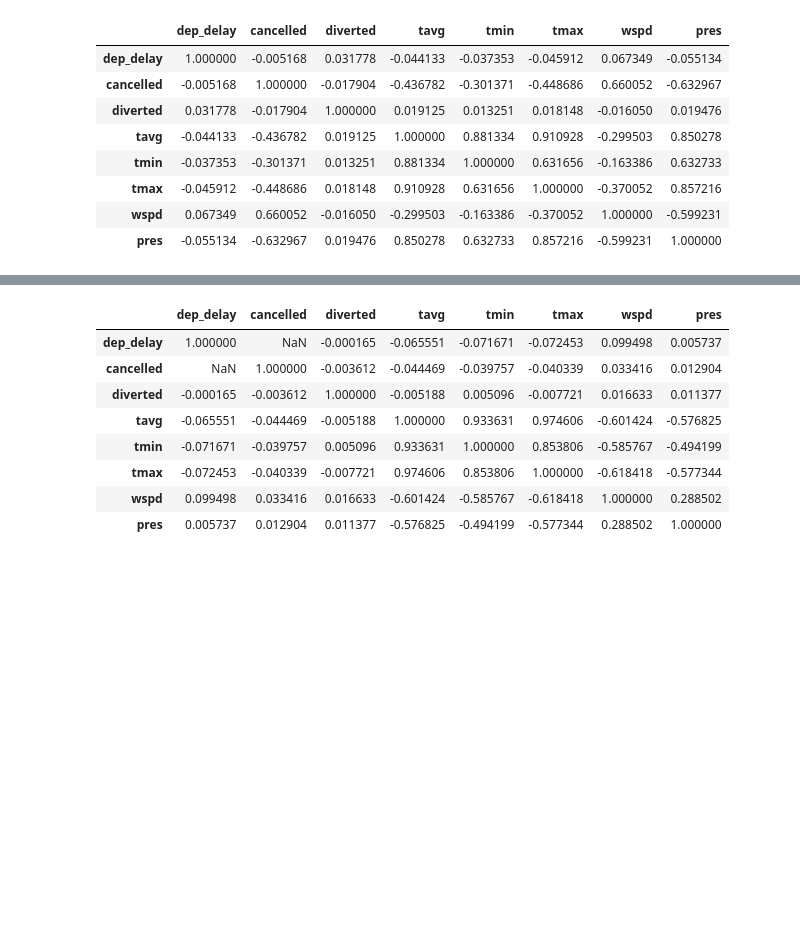
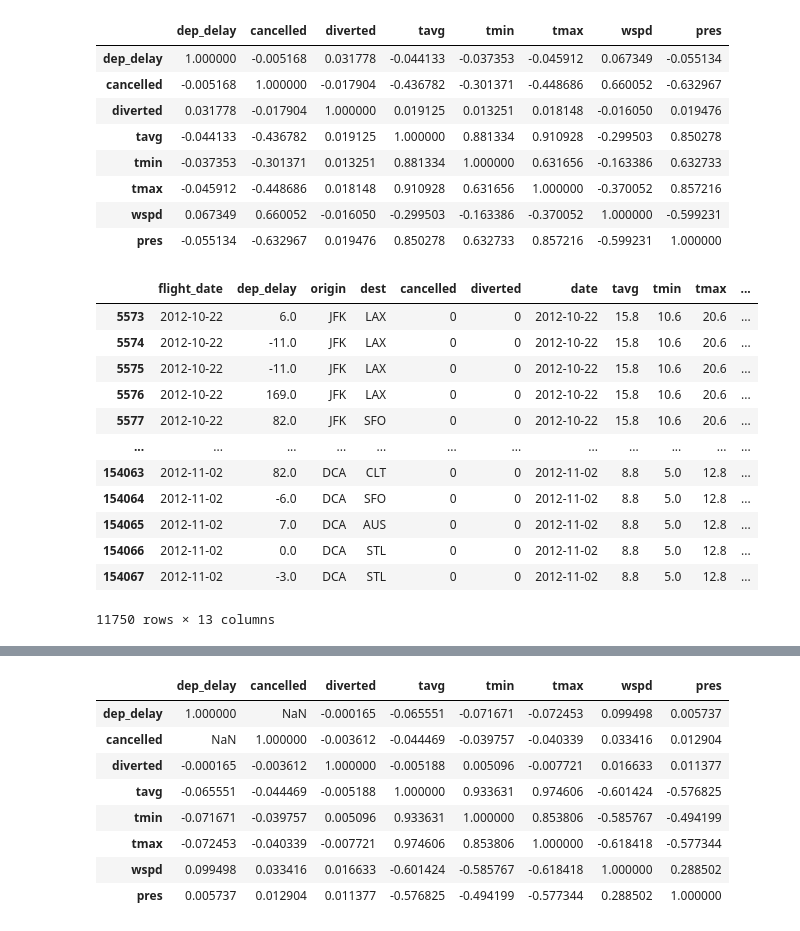
Before and after one commit to farnaz-irani/SQL-Weather-api, a Jupyter notebook: Farnaz.ipynb, the cells around one changed output, grey strips where cells are left out. Drawn from its saved outputs; the diff is of its cells as text; code cells hidden in the pictures; blank space fills up the shorter version.

```diff
--- a/Farnaz.ipynb
+++ b/Farnaz.ipynb
@@ -217,3 +217,19 @@ all_hit.corr()
 | tmax | -0.045912 | -0.448686 | 0.018148 | 0.910928 | 0.631656 | 1.000000 | -0.370052 | 0.857216 |
 | wspd | 0.067349 | 0.660052 | -0.016050 | -0.299503 | -0.163386 | -0.370052 | 1.000000 | -0.599231 |
 | pres | -0.055134 | -0.632967 | 0.019476 | 0.850278 | 0.632733 | 0.857216 | -0.599231 | 1.000000 |
+# %%
+all_hit
+# %% [output]
+|  | flight_date | dep_delay | origin | dest | cancelled | diverted | date | tavg | tmin | tmax | ... |
+| 5573 | 2012-10-22 | 6.0 | JFK | LAX | 0 | 0 | 2012-10-22 | 15.8 | 10.6 | 20.6 | ... |
+| 5574 | 2012-10-22 | -11.0 | JFK | LAX | 0 | 0 | 2012-10-22 | 15.8 | 10.6 | 20.6 | ... |
+| 5575 | 2012-10-22 | -11.0 | JFK | LAX | 0 | 0 | 2012-10-22 | 15.8 | 10.6 | 20.6 | ... |
+| 5576 | 2012-10-22 | 169.0 | JFK | LAX | 0 | 0 | 2012-10-22 | 15.8 | 10.6 | 20.6 | ... |
+| 5577 | 2012-10-22 | 82.0 | JFK | SFO | 0 | 0 | 2012-10-22 | 15.8 | 10.6 | 20.6 | ... |
+| ... | ... | ... | ... | ... | ... | ... | ... | ... | ... | ... | ... |
+| 154063 | 2012-11-02 | 82.0 | DCA | CLT | 0 | 0 | 2012-11-02 | 8.8 | 5.0 | 12.8 | ... |
+| 154064 | 2012-11-02 | -6.0 | DCA | SFO | 0 | 0 | 2012-11-02 | 8.8 | 5.0 | 12.8 | ... |
+| 154065 | 2012-11-02 | 7.0 | DCA | AUS | 0 | 0 | 2012-11-02 | 8.8 | 5.0 | 12.8 | ... |
+| 154066 | 2012-11-02 | 0.0 | DCA | STL | 0 | 0 | 2012-11-02 | 8.8 | 5.0 | 12.8 | ... |
+| 154067 | 2012-11-02 | -3.0 | DCA | STL | 0 | 0 | 2012-11-02 | 8.8 | 5.0 | 12.8 | ... |
+11750 rows × 13 columns
```
Also changed, not shown: parts of 4 cells of this notebook.
